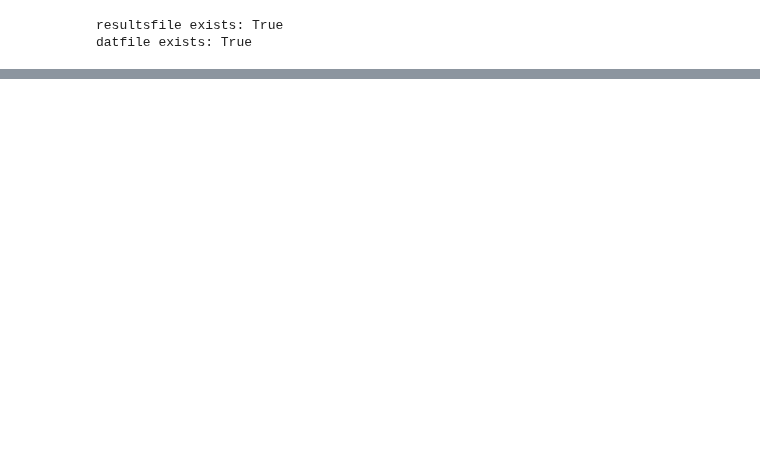
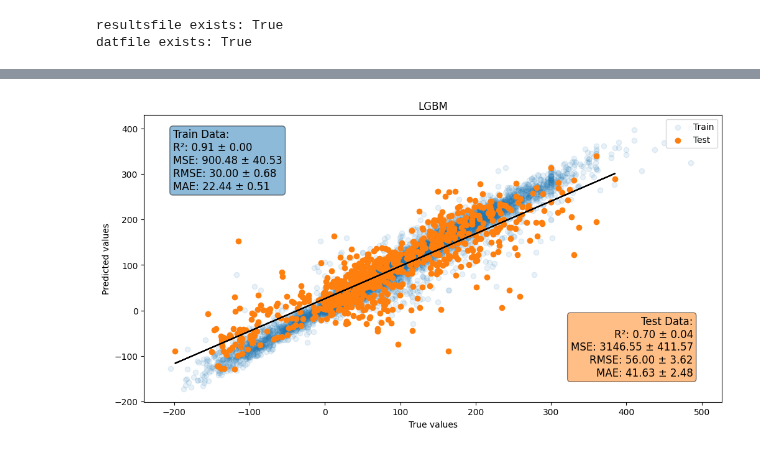
Before and after one commit to aravindhnivas/cxml_py, a Jupyter notebook: notebooks/plot_results.ipynb, the cells around one changed output, grey strips where cells are left out. Drawn from its saved outputs; the diff is of its cells as text; code cells hidden in the pictures; blank space fills up the shorter version.

```diff
--- a/notebooks/plot_results.ipynb
+++ b/notebooks/plot_results.ipynb
@@ -111,0 +99,82 @@ results
+# %%
+# plot the test and train data with scatter plot
+# the fitted line is also plotted
+# take rmse, r2, mae, mse from the results and plot them in the title (take it from cv_scores)
+
+# get the data
+y_true_test = data["test"]["y_true"]
+y_pred_test = data["test"]["y_pred"]
+y_linear_fit_test = data["test"]["y_linear_fit"]
+
+y_true_train = data["train"]["y_true"]
+y_pred_train = data["train"]["y_pred"]
+y_linear_fit_train = data["train"]["y_linear_fit"]
+
+
+metrics = ["r2", "mse", "rmse", "mae"]
+test_scores = {}
+train_scores = {}
+
+for v in ["test", "train"]:
+    for k in metrics:
+        mean = results["cv_scores"][v][k]["mean"]
+        std = results["cv_scores"][v][k]["std"]
+        if v == "test":
+            test_scores[k] = f"{mean:.2f} ± {std:.2f}"
+        else:
+            train_scores[k] = f"{mean:.2f} ± {std:.2f}"
+
+
+fig, ax = plt.subplots(figsize=(12, 6))
+ax.scatter(y_true_train, y_pred_train, color="C0", label="Train", alpha=0.1)
+ax.scatter(y_true_test, y_pred_test, color="C1", label="Test")
+ax.plot(y_true_test, y_linear_fit_test, color="k")
+ax.set_xlabel("True values")
+ax.set_ylabel("Predicted values")
+ax.legend(loc='upper right')
+
+# Add text annotations for metrics
+textstr_train = "\n".join(
+    (
+        "Train Data:",
+        f'R²: {train_scores["r2"]}',
+        f'MSE: {train_scores["mse"]}',
+        f'RMSE: {train_scores["rmse"]}',
+        f'MAE: {train_scores["mae"]}',
+    )
+)
+
+textstr_test = "\n".join(
+    (
+        "Test Data:",
+        f'R²: {test_scores["r2"]}',
+        f'MSE: {test_scores["mse"]}',
+        f'RMSE: {test_scores["rmse"]}',
+        f'MAE: {test_scores["mae"]}',
+    )
+)
+
+ax.text(
+    0.05,
+    0.95,
+    textstr_train,
+    transform=ax.transAxes,
+    fontsize=12,
+    verticalalignment="top",
+    bbox=dict(boxstyle="round", facecolor="C0", alpha=0.5),
+)
+ax.text(
+    0.95,
+    0.30,
+    textstr_test,
+    transform=ax.transAxes,
+    fontsize=12,
+    verticalalignment="top",
+    horizontalalignment="right",
+    bbox=dict(boxstyle="round", facecolor="C1", alpha=0.5),
+)
+
+ax.set_title(model.upper())
+plt.show()
+# %% [output]
+[figure, added]
```
Also changed, not shown: parts of 2 cells of this notebook.
